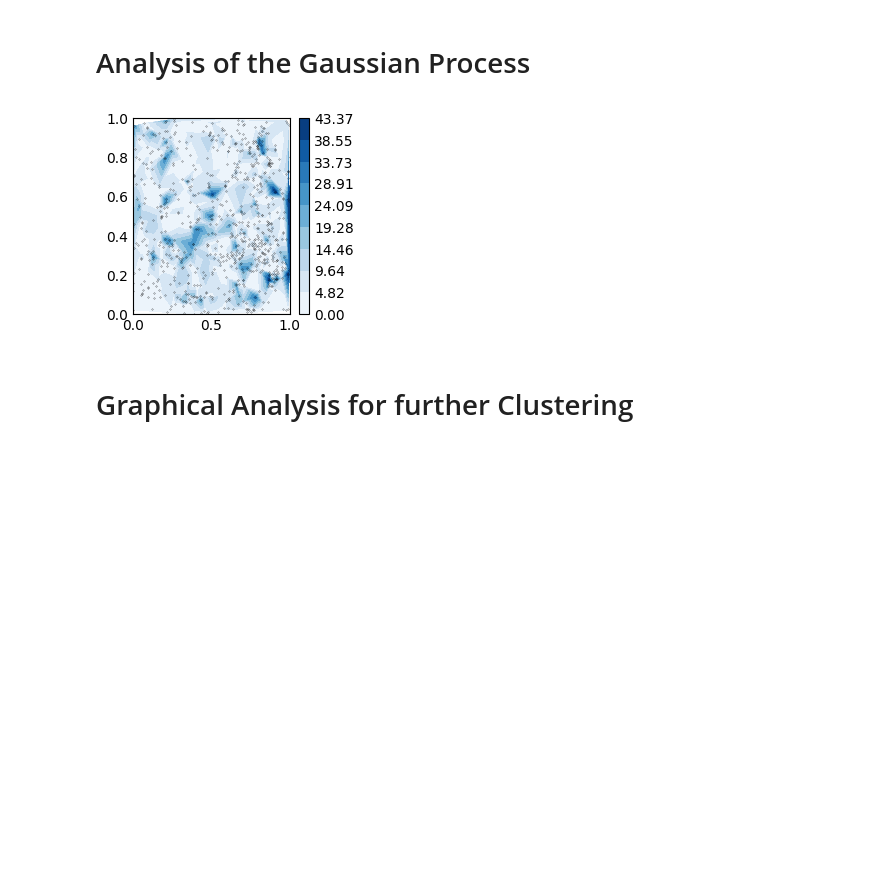
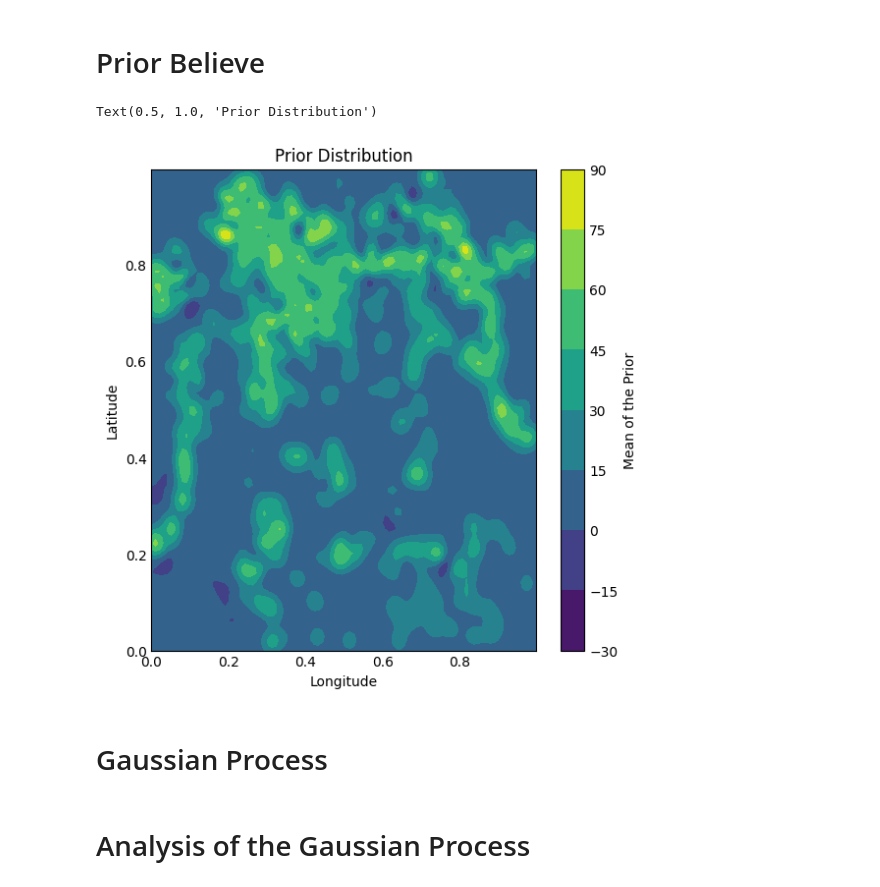
Before and after one commit to yramic/Dyanmic_Programming, a Jupyter notebook: test_script.ipynb, the cells around one changed output. Saved outputs shown, nothing was run; the diff lists cells and outputs as text; code cells hidden in the pictures; blank space fills up the shorter version.

Commit message:
Updated with Prior and Posterior Believe

```diff
--- a/test_script.ipynb
+++ b/test_script.ipynb
@@ -29 +189,28 @@ Validation and Testing:
+# %% [markdown]
+# Prior Believe
+# %%
+x_test_prior = np.linspace(area_data.loc[store_idx, 'lon'].min(), area_data.loc[store_idx, 'lon'].max(), 100)
+y_test_prior = np.linspace(area_data.loc[store_idx,'lat'].min(), area_data.loc[store_idx,'lat'].max(), 100)
+
+X_test_prior, Y_test_prior = np.meshgrid(x_test_prior, y_test_prior)
+test_points_mean = np.c_[X_test_prior.ravel(), Y_test_prior.ravel()]
+
+mean_prior, std_prior = gp_model.predict(test_points_mean, return_std=True)
+
+mean_prior = mean_prior.reshape(X_test_prior.shape)
+std_prior = std_prior.reshape(X_test_prior.shape)
+
+# Plot the mean of the prior Distribution
+plt.figure(figsize=(5, 5))
+plt.contourf(X_test_prior, Y_test_prior, mean_prior, cmap=cm.viridis)
+plt.colorbar(label='Mean of the Prior')
+plt.xlabel('Longitude')
+plt.ylabel('Latitude')
+plt.title('Prior Distribution')
+# plt.show()
+# %% [output]
+Text(0.5, 1.0, 'Prior Distribution')
+[figure, added]
+# %% [markdown]
+# Gaussian Process
 # %%
@@ -65,20 +236,3 @@ log_likelihood = gp_model.log_marginal_likelihood()
 y_pred, sigma = gp_model.predict(X_test_1, return_std=True)
 # %% [markdown]
 # Analysis of the Gaussian Process
-# %%
-error = abs(y_pred - y_test_1)
-
-# Plot: 2D Representation!
-
-levels = np.linspace(error.min(), error.max(), 10)
-
-fig, ax = plt.subplots()
-ax.plot(X_test_1['lat'], X_test_1['lon'], 'o', markersize=0.2, color='black')
-tgf = ax.tricontourf(X_test_1['lat'], X_test_1['lon'], error, levels=levels)
-ax.set(xlim=(0, 1), ylim=(0, 1))
-fig.colorbar(tgf)
-plt.show()
-# %% [output]
-[figure, removed]
-# %% [markdown]
-# Graphical Analysis for further Clustering
```
Also changed, not shown: parts of 14 cells of this notebook.
